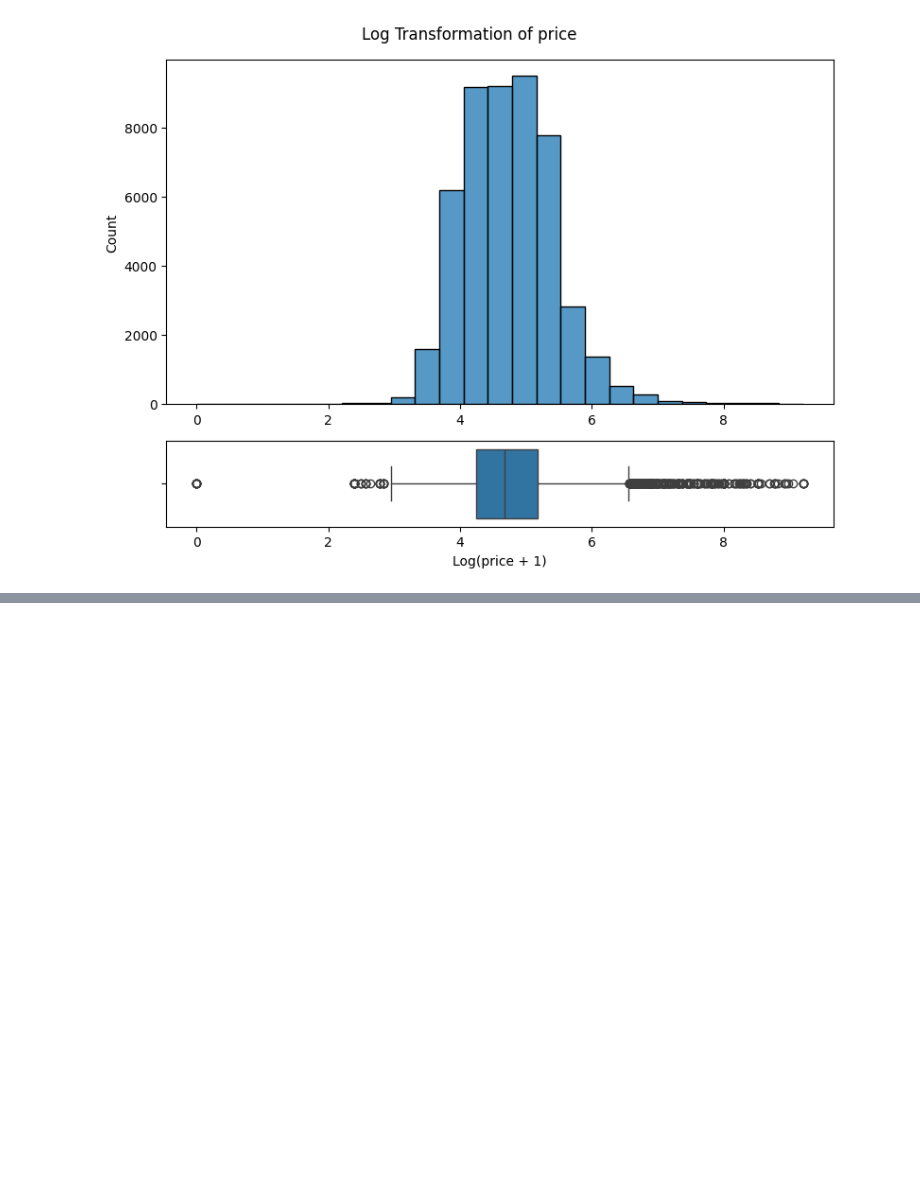
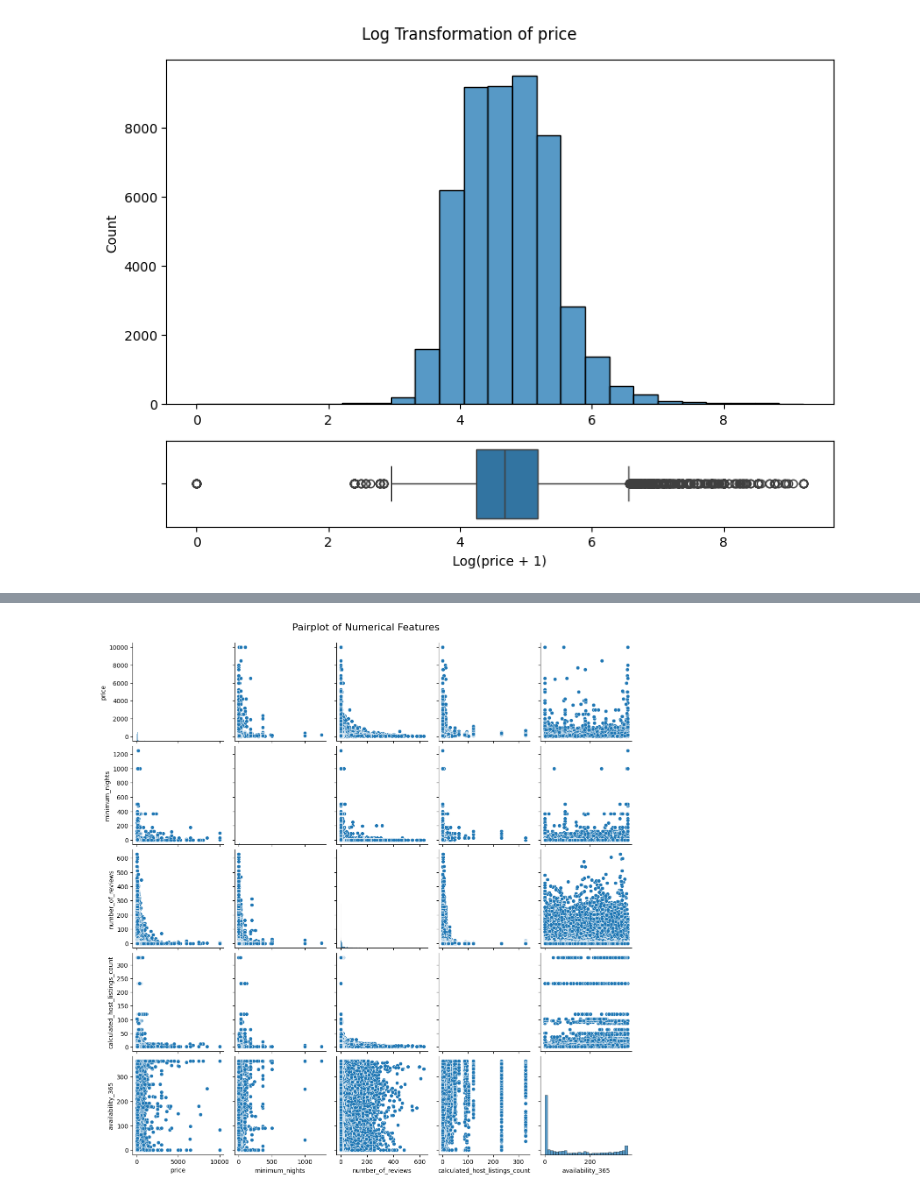
Before and after one commit to 4GeeksAcademy/aaronmatthews4-eda, a Jupyter notebook: src/explore.ipynb, the cells around one changed output, grey strips where cells are left out. Saved outputs shown, nothing was run; the diff lists cells and outputs as text; code cells hidden in the pictures; blank space fills up the shorter version.

```diff
--- a/src/explore.ipynb
+++ b/src/explore.ipynb
@@ -291,0 +316,9 @@ plt.show()
+# %%
+import seaborn as sns
+import matplotlib.pyplot as plt
+
+sns.pairplot(data = df[numerical_features])
+plt.suptitle("Pairplot of Numerical Features", y=1.02, fontsize=16)
+plt.show()
+# %% [output]
+[figure, added]
```
Also changed, not shown: parts of 23 cells of this notebook.
